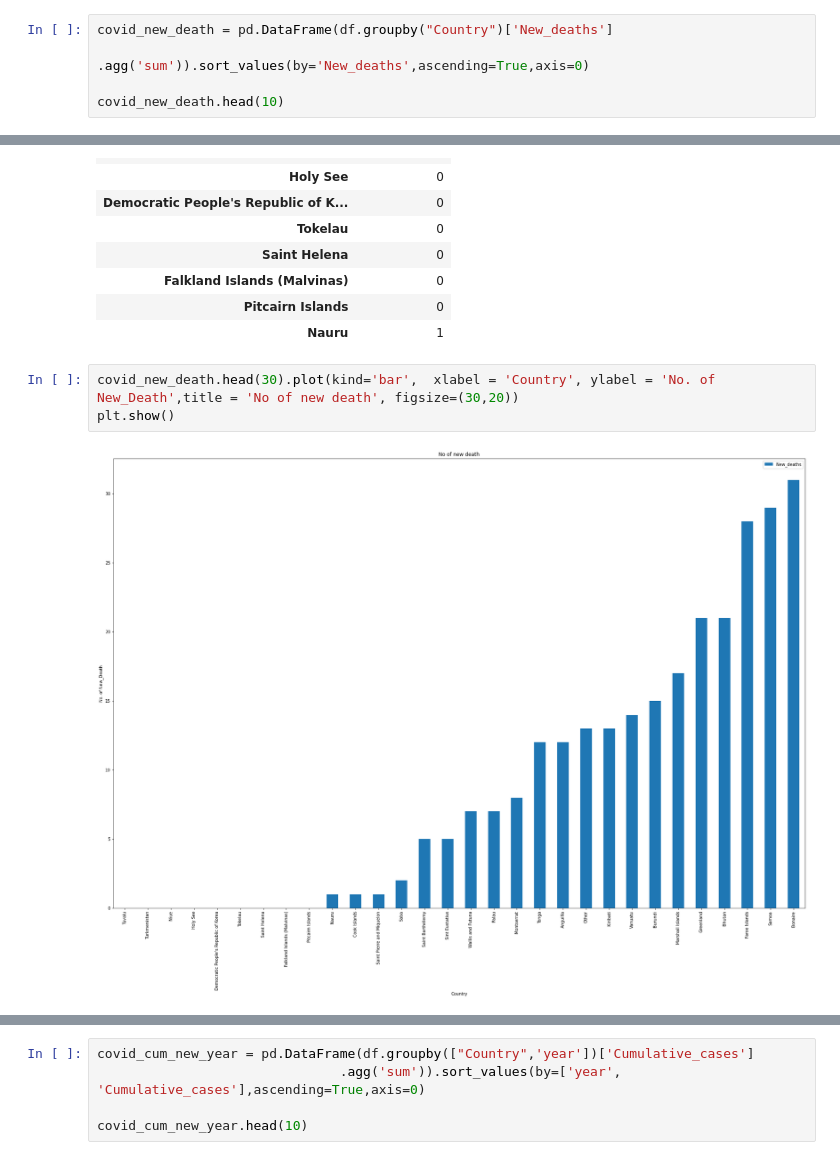
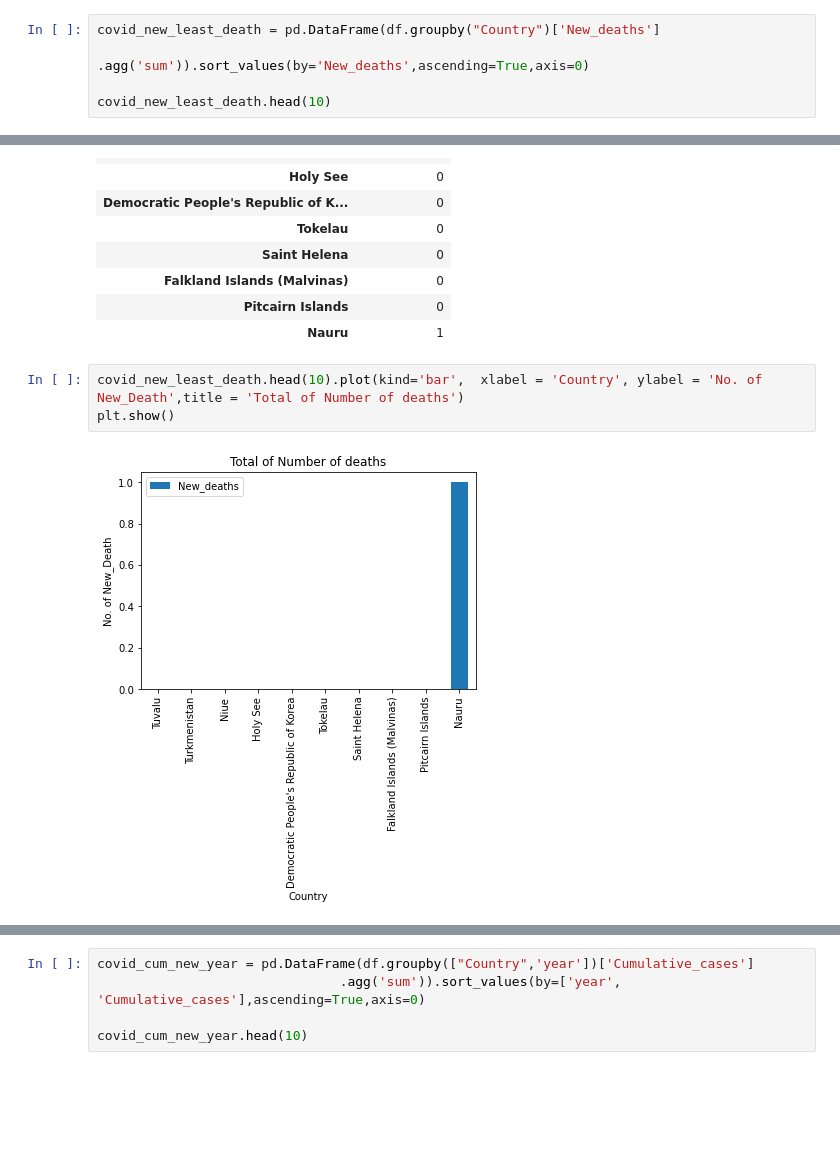
Before and after one commit to OlutokiJohn/Exploratory-data-analysis-with-python-and-SQL, a Jupyter notebook: covid19-data-analysis-using-python.ipynb, the cells around one changed output, grey strips where cells are left out. Drawn from its saved outputs; the diff is of its cells as text; blank space fills up the shorter version.

```diff
--- a/covid19-data-analysis-using-python.ipynb
+++ b/covid19-data-analysis-using-python.ipynb
@@ -261,8 +276,8 @@ covid_new_death.head()
 # %%
-covid_new_death = pd.DataFrame(df.groupby("Country")['New_deaths']
+covid_new_least_death = pd.DataFrame(df.groupby("Country")['New_deaths']
                                .agg('sum')).sort_values(by='New_deaths',ascending=True,axis=0)
 
-covid_new_death.head(10)
+covid_new_least_death.head(10)
 # %% [output]
 |  | New_deaths |
 | Country |  |
@@ -277,10 +292,10 @@ covid_new_death.head(10)
 | Pitcairn Islands | 0 |
 | Nauru | 1 |
 # %%
-covid_new_death.head(30).plot(kind='bar',  xlabel = 'Country', ylabel = 'No. of New_Death',title = 'No of new death', figsize=(30,20))
+covid_new_least_death.head(10).plot(kind='bar',  xlabel = 'Country', ylabel = 'No. of New_Death',title = 'Total of Number of deaths')
 plt.show()
 # %% [output]
-[figure, old version]
+[figure, new version]
 # %%
 covid_Cumulative_deaths = pd.DataFrame(df.groupby("Country")['Cumulative_deaths']
                                .agg('sum')).sort_values(by='Cumulative_deaths',ascending=False,axis=0)
```
Also changed, not shown: parts of 143 cells of this notebook.
